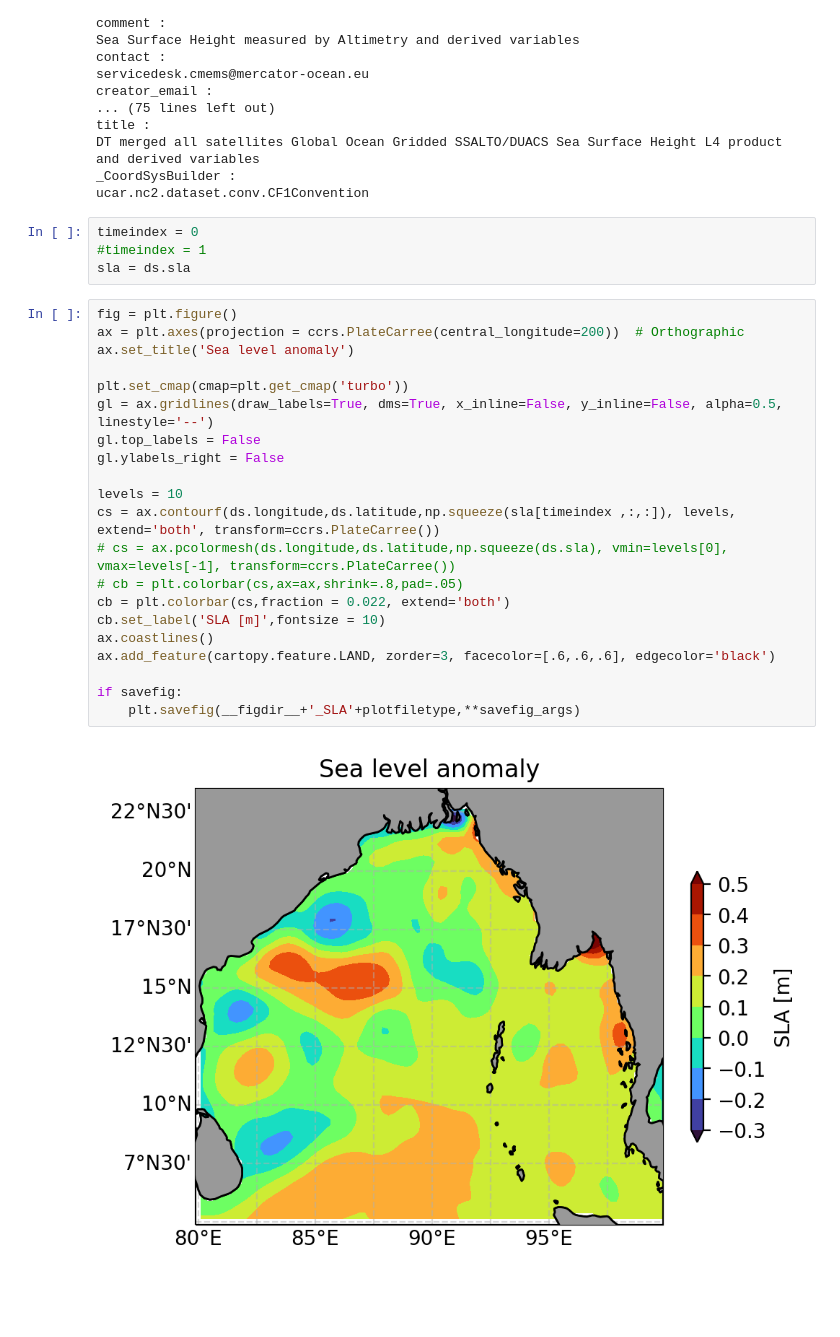
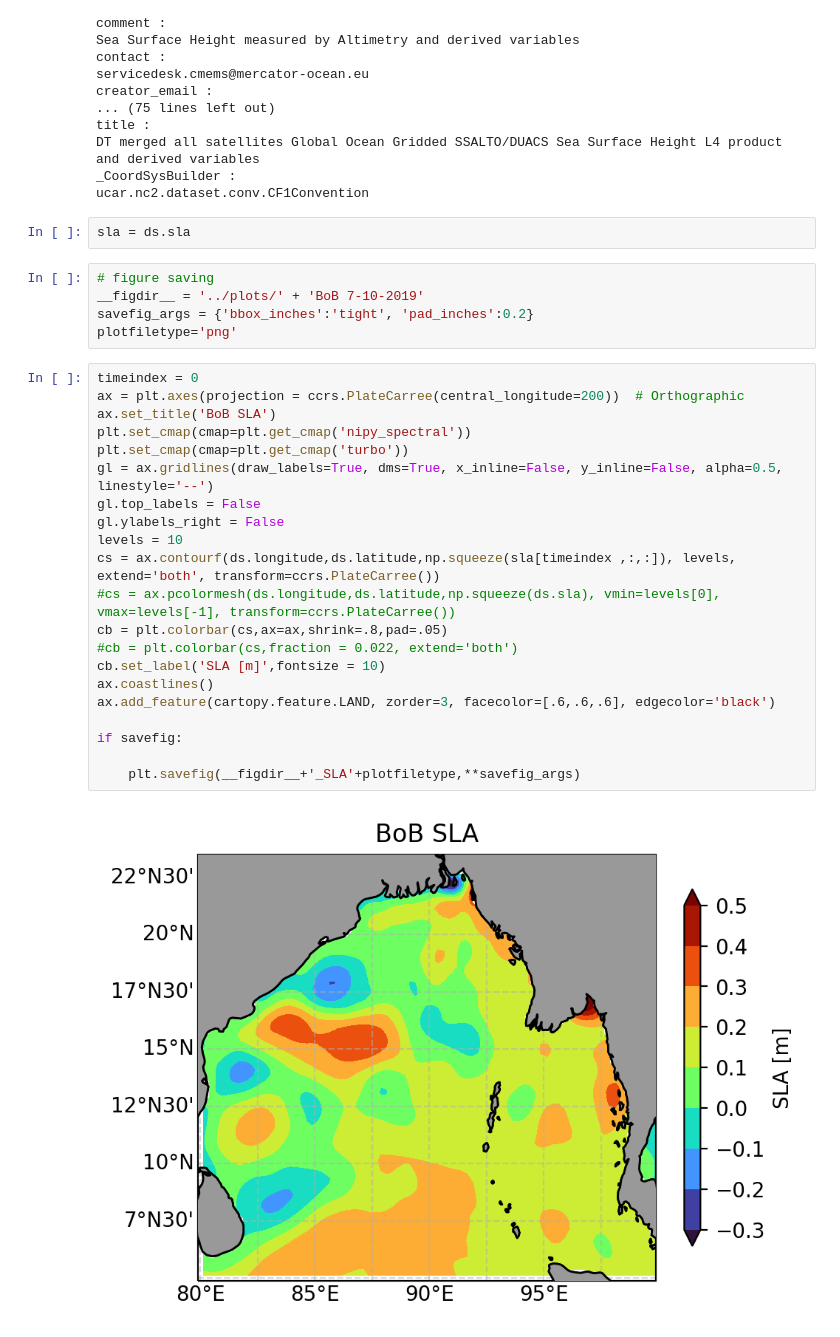
Before and after one commit to jtomfarrar/satellite_python_2022, a Jupyter notebook: notebooks/Multi-files.ipynb, the cells around one changed output. Saved outputs shown, nothing was run; the diff lists cells and outputs as text; blank space fills up the shorter version.

```diff
--- a/notebooks/Multi-files.ipynb
+++ b/notebooks/Multi-files.ipynb
@@ -133,29 +120,32 @@ DT merged all satellites Global Ocean Gridded SSALTO/DUACS Sea Surface Height L4
 _CoordSysBuilder :
 ucar.nc2.dataset.conv.CF1Convention
 # %%
-timeindex = 0
-#timeindex = 1
 sla = ds.sla
+# %%
+# figure saving
+__figdir__ = '../plots/' + 'BoB 7-10-2019'
+savefig_args = {'bbox_inches':'tight', 'pad_inches':0.2}
+plotfiletype='png'
 # %%
-fig = plt.figure()
+timeindex = 0
 ax = plt.axes(projection = ccrs.PlateCarree(central_longitude=200))  # Orthographic
-ax.set_title('Sea level anomaly')
-
+ax.set_title('BoB SLA')
+plt.set_cmap(cmap=plt.get_cmap('nipy_spectral'))
 plt.set_cmap(cmap=plt.get_cmap('turbo'))
 gl = ax.gridlines(draw_labels=True, dms=True, x_inline=False, y_inline=False, alpha=0.5, linestyle='--')
 gl.top_labels = False
 gl.ylabels_right = False
-
 levels = 10
 cs = ax.contourf(ds.longitude,ds.latitude,np.squeeze(sla[timeindex ,:,:]), levels, extend='both', transform=ccrs.PlateCarree())
-# cs = ax.pcolormesh(ds.longitude,ds.latitude,np.squeeze(ds.sla), vmin=levels[0], vmax=levels[-1], transform=ccrs.PlateCarree())
-# cb = plt.colorbar(cs,ax=ax,shrink=.8,pad=.05)
-cb = plt.colorbar(cs,fraction = 0.022, extend='both')
+#cs = ax.pcolormesh(ds.longitude,ds.latitude,np.squeeze(ds.sla), vmin=levels[0], vmax=levels[-1], transform=ccrs.PlateCarree())
+cb = plt.colorbar(cs,ax=ax,shrink=.8,pad=.05)
+#cb = plt.colorbar(cs,fraction = 0.022, extend='both')
 cb.set_label('SLA [m]',fontsize = 10)
 ax.coastlines()
 ax.add_feature(cartopy.feature.LAND, zorder=3, facecolor=[.6,.6,.6], edgecolor='black')
 
 if savefig:
+
     plt.savefig(__figdir__+'_SLA'+plotfiletype,**savefig_args)
 # %% [output]
-[figure, old version]
+[figure, new version]
```
Also changed, not shown: parts of 8 cells of this notebook, 4 other files.
